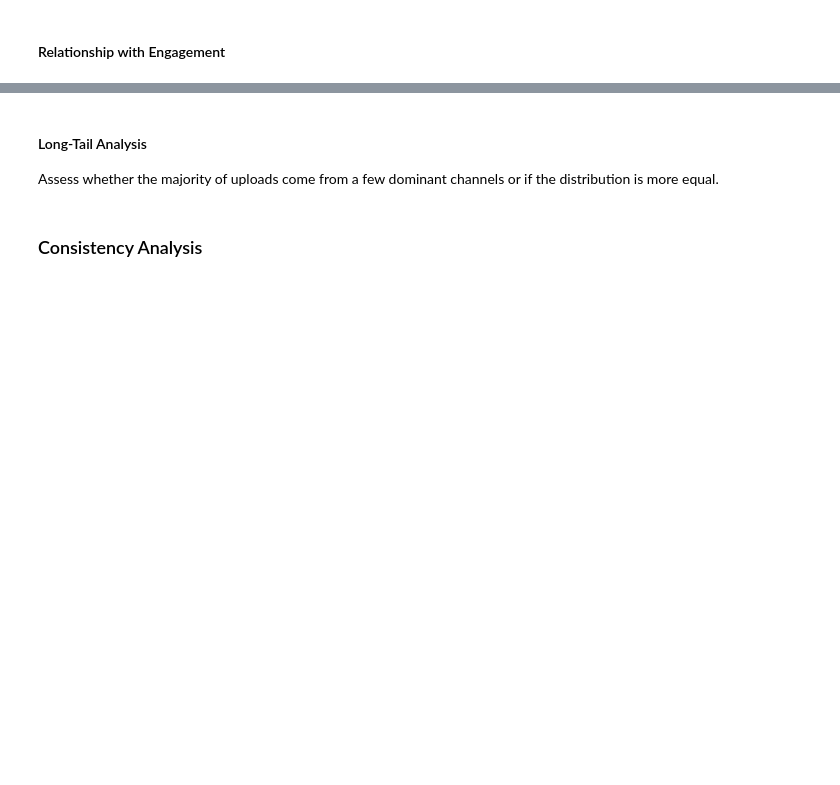
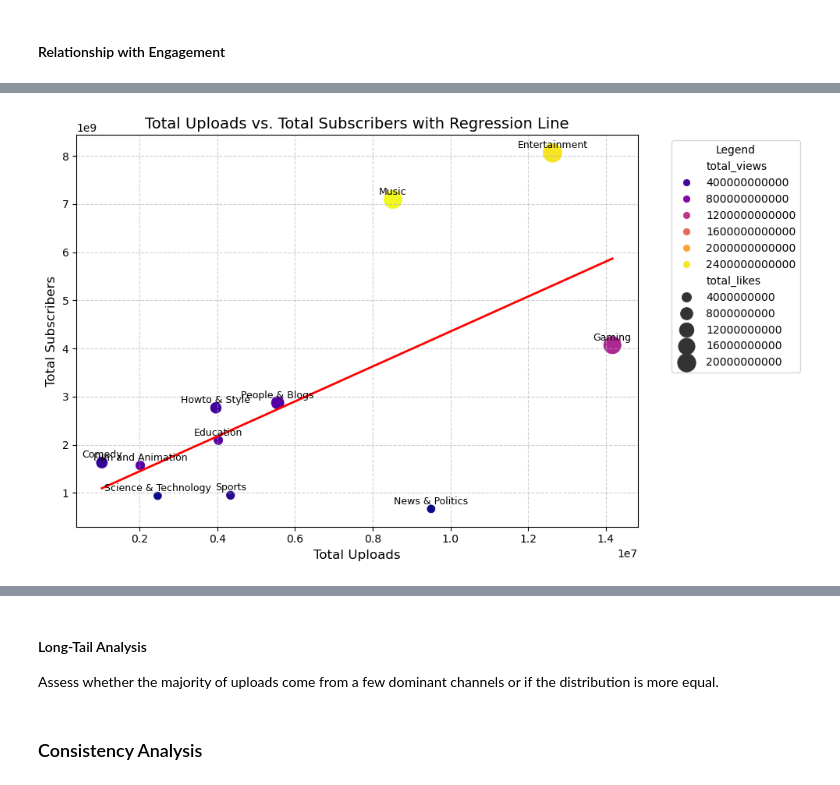
Before and after one commit to epfl-ada/ada-2024-project-panada, a Jupyter notebook: YouTube_Content_Analysis.ipynb, the cells around one changed output, grey strips where cells are left out. Drawn from its saved outputs; the diff is of its cells as text; code cells hidden in the pictures; blank space fills up the shorter version.

```diff
--- a/YouTube_Content_Analysis.ipynb
+++ b/YouTube_Content_Analysis.ipynb
@@ -391,0 +480,53 @@ plt.show()
+# %%
+# Set the threshold to the 25th percentile to remove from the plots the categories with
+# fewer subscribers that overlap too much for readability in the scatter plot
+threshold = 5.39e8  # 539 million subscribers
+filtered_category_engagement = category_engagement[category_engagement['total_subscribers'] > threshold]
+
+# Scatter plot for Total Uploads vs. Total Subscribers (filtered) with regression line
+plt.figure(figsize=(10, 6))
+sns.scatterplot(
+    x='total_uploads',
+    y='total_subscribers',
+    data=filtered_category_engagement,
+    size='total_likes',
+    hue='total_views',
+    palette='plasma',
+    sizes=(50, 300),
+    edgecolor=None
+)
+
+# Add the regression line
+sns.regplot(
+    x='total_uploads',
+    y='total_subscribers',
+    data=filtered_category_engagement,
+    scatter=False,
+    color='red',
+    line_kws={'lw': 2},
+    ci=None
+)
+
+# Add category labels just above the bubbles
+for i in range(len(filtered_category_engagement)):
+    plt.text(
+        x=filtered_category_engagement['total_uploads'].iloc[i],
+        y=filtered_category_engagement['total_subscribers'].iloc[i] + 0.05e9,
+        s=filtered_category_engagement['channel_category'].iloc[i],
+        fontsize=9,
+        ha='center',
+        va='bottom',
+        color='black',
+        bbox=dict(facecolor='white', alpha=0, edgecolor='none')
+    )
+
+# Customize the plot
+plt.title("Total Uploads vs. Total Subscribers with Regression Line", fontsize=14)
+plt.xlabel("Total Uploads", fontsize=12)
+plt.ylabel("Total Subscribers", fontsize=12)
+plt.legend(bbox_to_anchor=(1.05, 1), title="Legend")
+plt.grid(True, linestyle='--', alpha=0.6)
+plt.tight_layout()
+plt.show()
+# %% [output]
+[figure, added]
```
Also changed, not shown: parts of 20 cells of this notebook.
